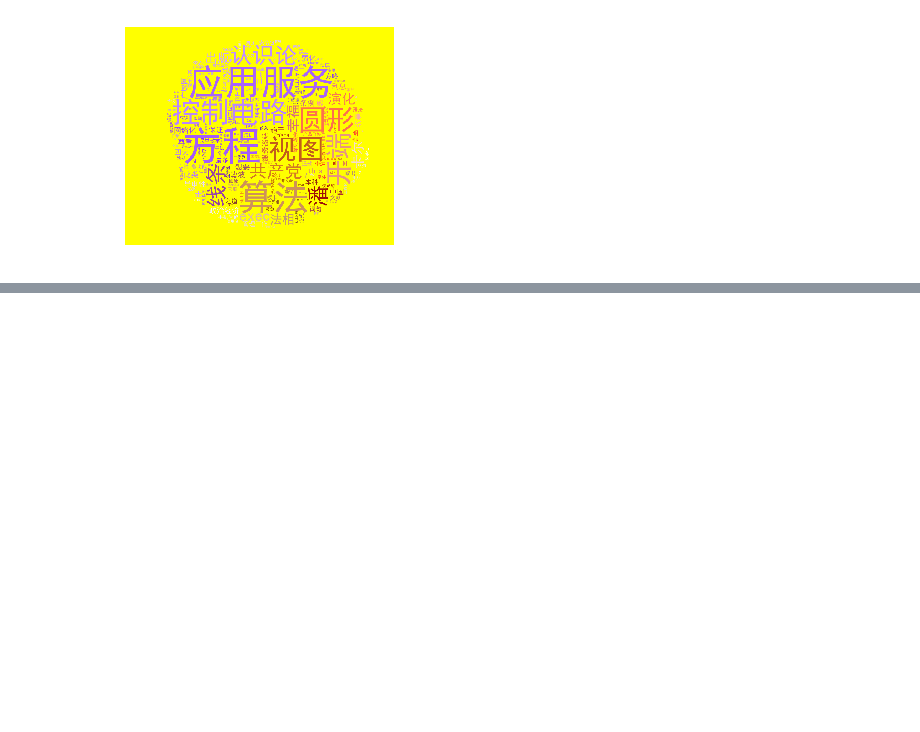
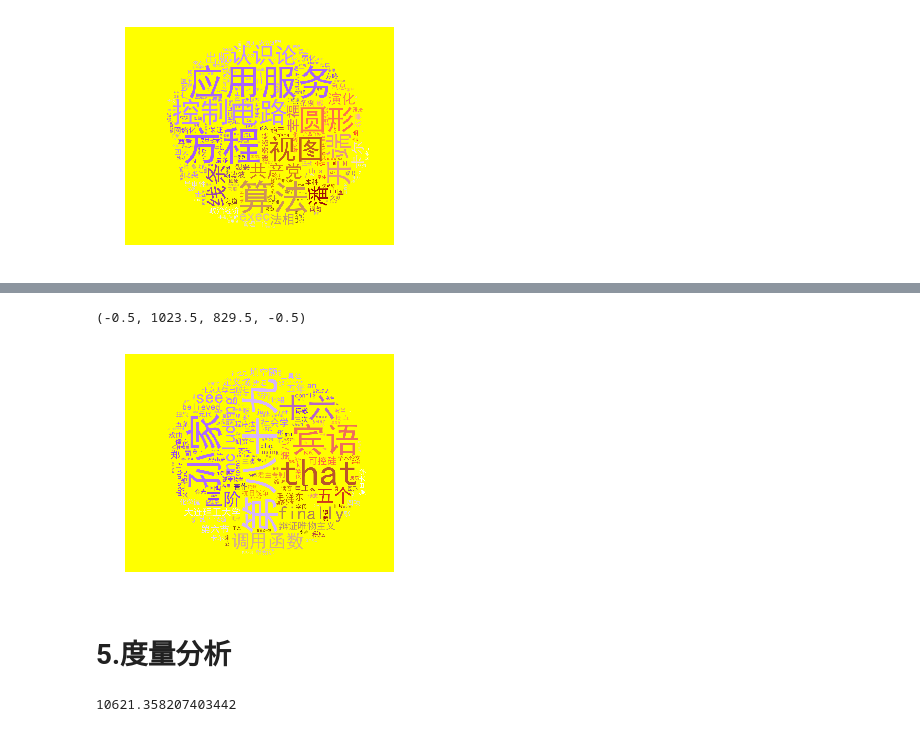
Before and after one commit to Lucifer094/courseSimlarity, a Jupyter notebook: computerAnylise.ipynb, the cells around one changed output, grey strips where cells are left out. Saved outputs shown, nothing was run; the diff lists cells and outputs as text; code cells hidden in the pictures; blank space fills up the shorter version.

```diff
--- a/computerAnylise.ipynb
+++ b/computerAnylise.ipynb
@@ -291,0 +440,45 @@ plt.axis('off')
+# %%
+import pandas as pd
+sourcePath=r'D:\GitHub\Course\computerData\NKMedoids\wordsNewSimSor500.csv'
+wordsPD=pd.read_csv(sourcePath, encoding='utf-8', header=None, index_col=0)
+wordDict={}
+sourcePath=r'D:\GitHub\Course\computerData\NKMedoids\centersLables500.csv'
+centersPD=pd.read_csv(sourcePath, encoding='utf-8', header=None, index_col=0)
+for word in centersPD.index:
+    centersPD.loc[word, 1] = wordsPD.loc[word, 1]
+for word in centersPD.index:
+    wordDict[word] = float(centersPD.loc[word,1]/centersPD.values.sum())
+%matplotlib inline
+from wordcloud import WordCloud, ImageColorGenerator
+import matplotlib.pyplot as plt
+from pylab import *
+from PIL import Image
+import numpy
+# 显示中文
+mpl.rcParams['font.sans-serif'] = ['SimHei']
+mpl.rcParams['font.family'] = 'sans-serif'
+# 解决负号'-'显示为方块的问题
+mpl.rcParams['axes.unicode_minus'] = False
+sourcePath=r'D:\GitHub\Course\user\background.jpg'
+# 背景图片
+image = Image.open(sourcePath)
+graph = numpy.array(image)
+# 设置字体，背景颜色，字体最大值，背景图片
+wc = WordCloud(font_path='simhei.ttf', background_color='Yellow', max_font_size=150, mask=graph)
+wc.generate_from_frequencies(wordDict)
+image_color = ImageColorGenerator(graph)
+plt.imshow(wc)
+plt.imshow(wc.recolor(color_func=image_color))
+plt.axis('off')
+# %% [output]
+(-0.5, 1023.5, 829.5, -0.5)
+[figure, added]
+# %% [markdown]
+# 5.度量分析
+# %%
+import pandas as pd
+sourcePath=r'D:\GitHub\Course\computerData\KMedoids\sse150.csv'
+wordsPD=pd.read_csv(sourcePath, encoding='utf-8', header=None, index_col=0)
+wordsPD.values.sum()
+# %% [output]
+10621.358207403442
```
Also changed, not shown: parts of 13 cells of this notebook, 2 other files.
